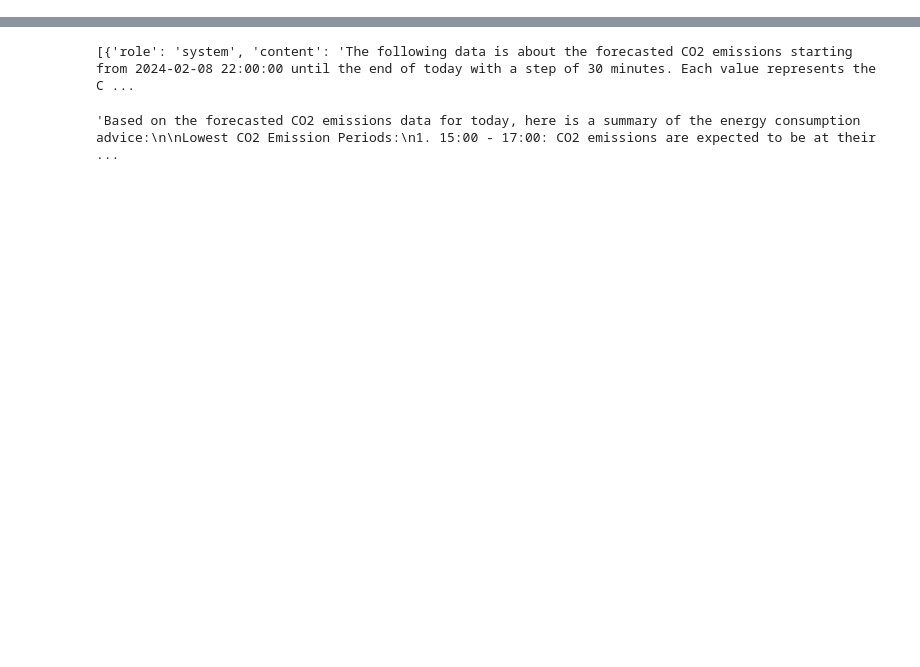
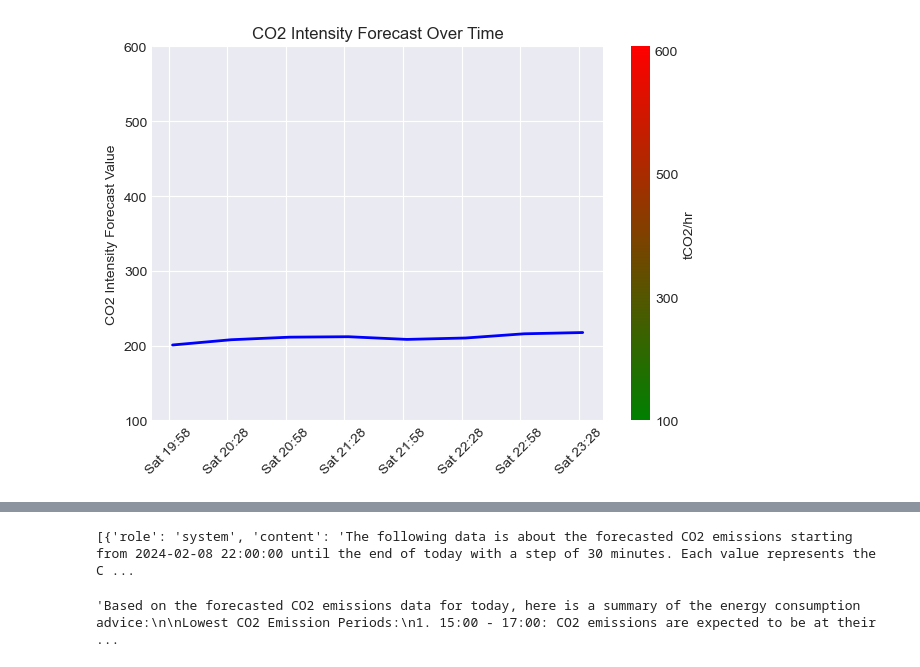
Before and after one commit to SaM-92/telegram-energy-api, a Jupyter notebook: debugging_nb.ipynb, the cells around one changed output, grey strips where cells are left out. Drawn from its saved outputs; the diff is of its cells as text; code cells hidden in the pictures; blank space fills up the shorter version.

```diff
--- a/debugging_nb.ipynb
+++ b/debugging_nb.ipynb
@@ -64,0 +123,55 @@ co2_int_plot(df_)
+# %%
+import matplotlib.colors as mcolors
+import numpy as np
+import matplotlib.dates as mdates
+
+plt.style.use('seaborn-darkgrid')  # Reapplying the style for consistency
+
+# Correcting the colormap import
+cmap = mcolors.LinearSegmentedColormap.from_list(
+    "custom_green_red", ["green", "red"]
+)
+
+norm = plt.Normalize(100, 600)
+
+# Adjusting the DataFrame index for plotting (assuming 'EffectiveTime' should be the index)
+# Creating the plot with corrected settings
+fig, ax = plt.subplots()
+
+# Increasing the width of the line with linewidth parameter
+line = ax.plot(df.index, df['Value'], linewidth=2, color='blue')  # Using a solid color for simplicity
+
+# Adjusting the x-axis to show every 30 minutes correctly
+ax.xaxis_date()  # Ensure we're working with dates on the x-axis
+ax.xaxis.set_major_locator(mdates.MinuteLocator(interval=30))  # Every 30 minutes
+ax.xaxis.set_major_formatter(mdates.DateFormatter("%a %H:%M"))  # Day name and HH:MM
+
+# Adding grid in the background
+ax.grid(True)
+
+# Adjusting colorbar to have ticks for every 200 values
+sm = plt.cm.ScalarMappable(cmap=cmap, norm=norm)
+sm.set_array([])
+cbar = fig.colorbar(sm, ax=ax, orientation="vertical", label="tCO2/hr")
+cbar.set_ticks(np.arange(100, 600, 165))  # Adding ticks for every 200 values
+cbar.set_ticklabels(["100", "300", "500", "600"])  # Custom labels for the colorbar
+
+plt.xticks(rotation=45)
+# plt.xlabel('Effective Time')
+plt.ylabel('CO2 Intensity Forecast Value')
+plt.title('CO2 Intensity Forecast Over Time')
+
+# Customizing the axes to only show the left and bottom spines
+ax.spines['top'].set_visible(False)
+ax.spines['right'].set_visible(False)
+
+ax.set_ylim([100, 600])
+
+plt.tight_layout()
+plt.show()
+
+# Note regarding the x-axis labels showing times like 'Sat 19:58' instead of 'Sat 20:00':
+# This might be due to the plotting library's handling of date-time ticks.
+# Ensuring the date-time objects are rounded to the nearest interval can help align the labels more accurately.
+# %% [output]
+[figure, added]
```
Also changed, not shown: parts of 21 cells of this notebook.
